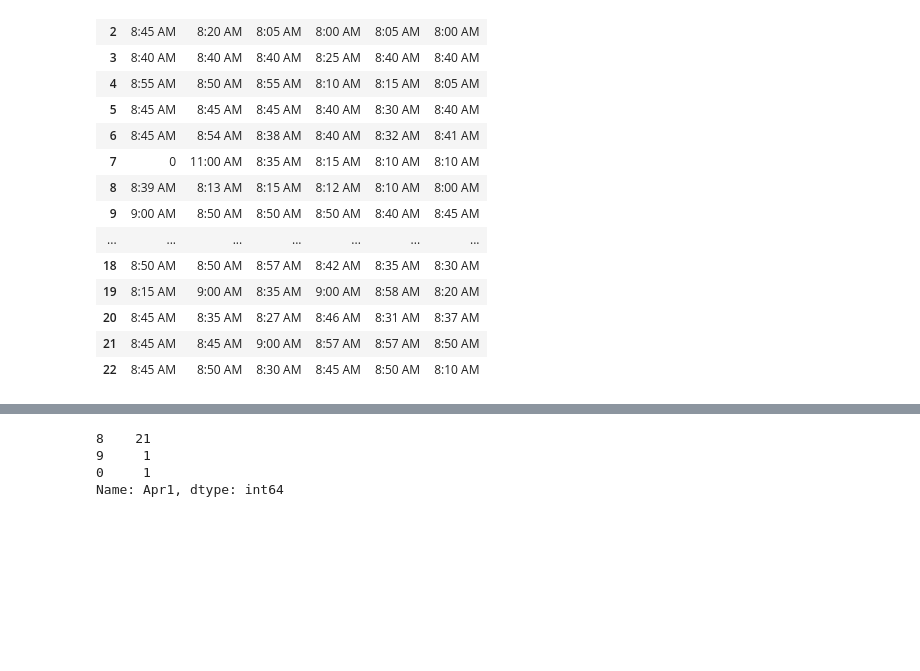
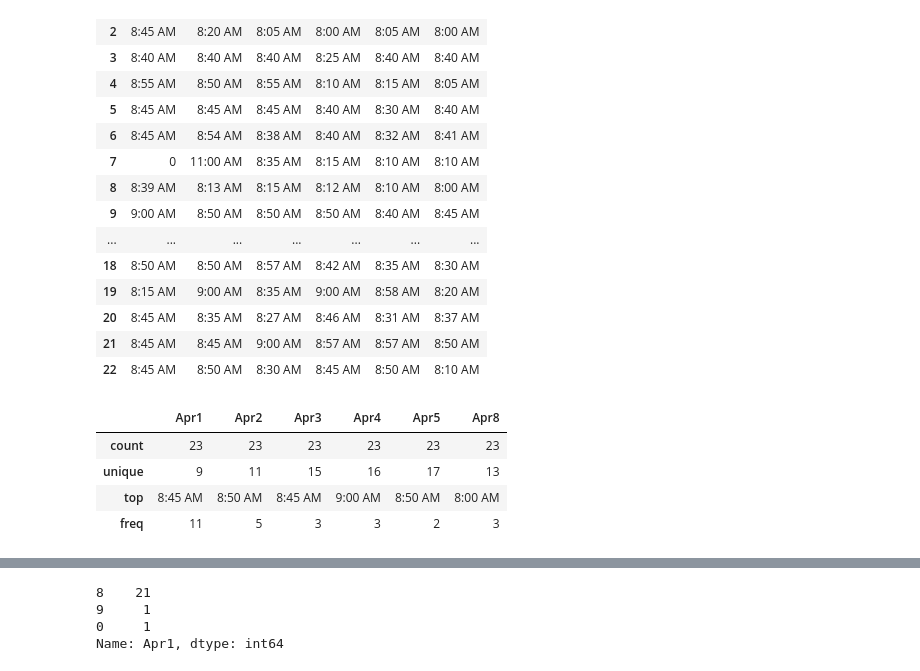
Before and after one commit to AnnaLara/ds-challenge-05_seattle-ds-career-040119, a Jupyter notebook: ds-challenge-05_seattle-ds-career-040119.ipynb, the cells around one changed output, grey strips where cells are left out. Saved outputs shown, nothing was run; the diff lists cells and outputs as text; code cells hidden in the pictures; blank space fills up the shorter version.

```diff
--- a/ds-challenge-05_seattle-ds-career-040119.ipynb
+++ b/ds-challenge-05_seattle-ds-career-040119.ipynb
@@ -56,5 +56,13 @@ attendance_df
 | 20 | 8:45 AM | 8:35 AM | 8:27 AM | 8:46 AM | 8:31 AM | 8:37 AM |
 | 21 | 8:45 AM | 8:45 AM | 9:00 AM | 8:57 AM | 8:57 AM | 8:50 AM |
 | 22 | 8:45 AM | 8:50 AM | 8:30 AM | 8:45 AM | 8:50 AM | 8:10 AM |
+# %%
+attendance_df.describe()
+# %% [output]
+|  | Apr1 | Apr2 | Apr3 | Apr4 | Apr5 | Apr8 |
+| count | 23 | 23 | 23 | 23 | 23 | 23 |
+| unique | 9 | 11 | 15 | 16 | 17 | 13 |
+| top | 8:45 AM | 8:50 AM | 8:45 AM | 9:00 AM | 8:50 AM | 8:00 AM |
+| freq | 11 | 5 | 3 | 3 | 2 | 3 |
 # %%
 hour_df = attendance_df.applymap(lambda x: x[0])
```
Also changed, not shown: parts of 9 cells of this notebook.
